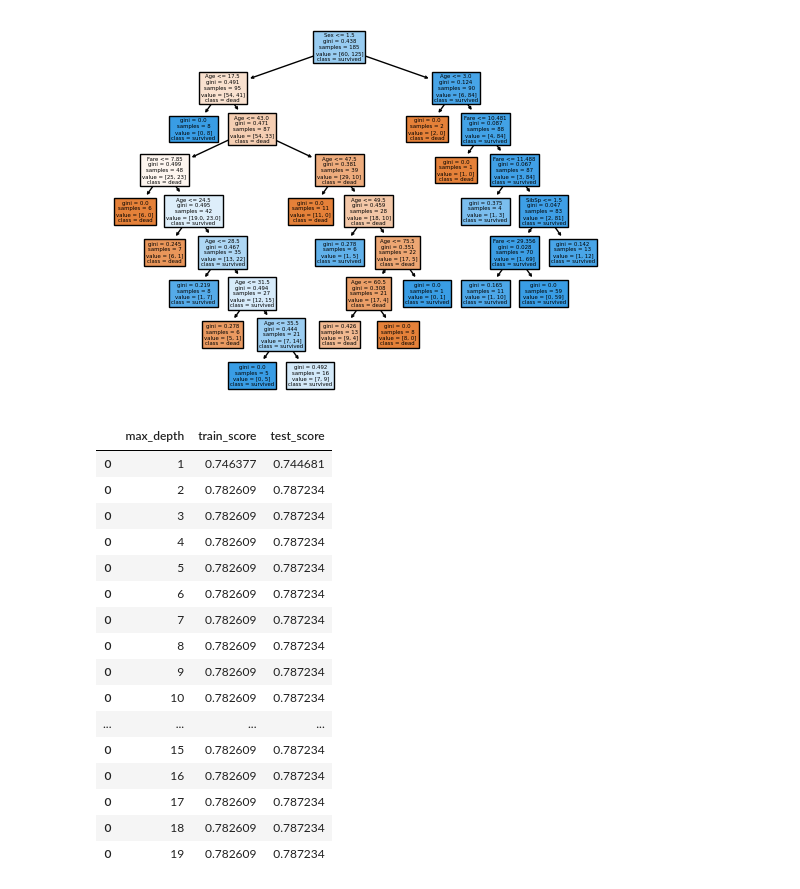
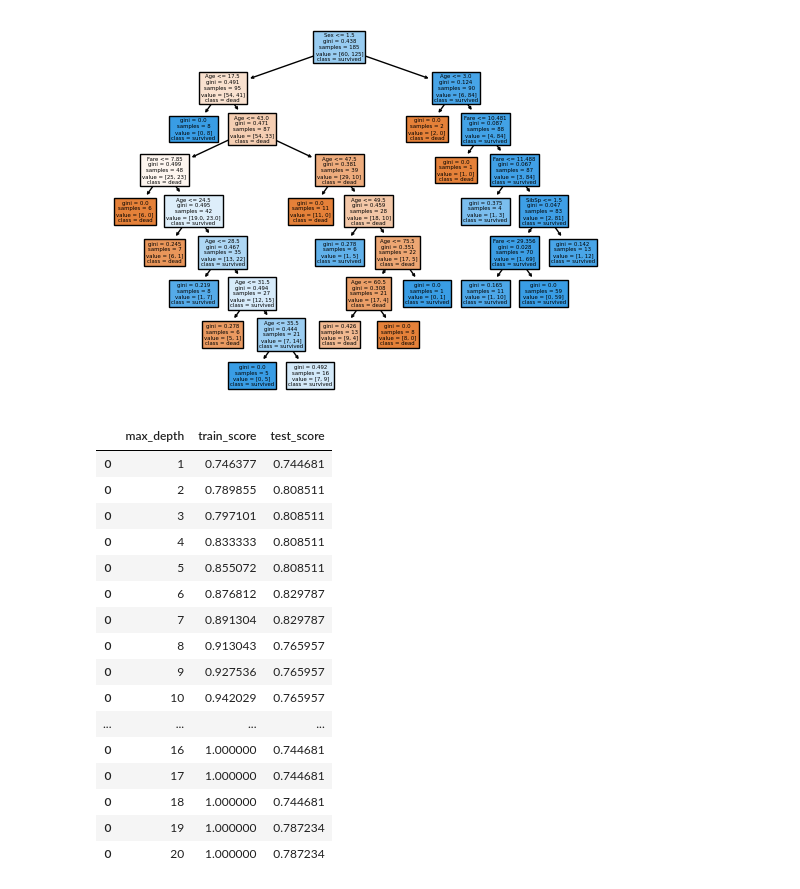
Before and after one commit to DagalSV/clone_BigData_2024, a Jupyter notebook: scikit/scikit-titanic.ipynb, the cells around one changed output. Cells and saved outputs as stored; diff of their text form; code cells hidden in the pictures.

```diff
--- a/scikit/scikit-titanic.ipynb
+++ b/scikit/scikit-titanic.ipynb
@@ -96,36 +96,36 @@ tree.plot_tree(best_tree, filled=True, class_names=cn, feature_names=fn)
 # %%
 depth = 1
 f1 = 0
-max_depth_range = range(1,20)
+max_depth_range = range(1,30)
 rs = np.random.seed(0)
 
 score_data = pd.DataFrame()
 for max_depth in max_depth_range:
-    clf = DecisionTreeClassifier(criterion='entropy', min_samples_split=32, class_weight='balanced', max_depth=max_depth, random_state=rs)
+    clf = DecisionTreeClassifier(criterion='entropy', max_depth=max_depth, random_state=rs)
     clf.fit(x_train, y_train)
     y_pred = clf.predict(x_test)
     train_score = clf.score(x_train, y_train)
     test_score = clf.score(x_test, y_test)
     # score_data =  max_depth train_score test_score
     temp_score_data = pd.DataFrame({'max_depth': [max_depth], 'train_score': [train_score], 'test_score': [test_score]})
     score_data = pd.concat([score_data, temp_score_data])
 
 score_data.head(20)
 # %% [output]
 |  | max_depth | train_score | test_score |
 | 0 | 1 | 0.746377 | 0.744681 |
-| 0 | 2 | 0.782609 | 0.787234 |
-| 0 | 3 | 0.782609 | 0.787234 |
-| 0 | 4 | 0.782609 | 0.787234 |
-| 0 | 5 | 0.782609 | 0.787234 |
-| 0 | 6 | 0.782609 | 0.787234 |
-| 0 | 7 | 0.782609 | 0.787234 |
-| 0 | 8 | 0.782609 | 0.787234 |
-| 0 | 9 | 0.782609 | 0.787234 |
-| 0 | 10 | 0.782609 | 0.787234 |
+| 0 | 2 | 0.789855 | 0.808511 |
+| 0 | 3 | 0.797101 | 0.808511 |
+| 0 | 4 | 0.833333 | 0.808511 |
+| 0 | 5 | 0.855072 | 0.808511 |
+| 0 | 6 | 0.876812 | 0.829787 |
+| 0 | 7 | 0.891304 | 0.829787 |
+| 0 | 8 | 0.913043 | 0.765957 |
+| 0 | 9 | 0.927536 | 0.765957 |
+| 0 | 10 | 0.942029 | 0.765957 |
 | ... | ... | ... | ... |
-| 0 | 15 | 0.782609 | 0.787234 |
-| 0 | 16 | 0.782609 | 0.787234 |
-| 0 | 17 | 0.782609 | 0.787234 |
-| 0 | 18 | 0.782609 | 0.787234 |
-| 0 | 19 | 0.782609 | 0.787234 |
+| 0 | 16 | 1.000000 | 0.744681 |
+| 0 | 17 | 1.000000 | 0.744681 |
+| 0 | 18 | 1.000000 | 0.744681 |
+| 0 | 19 | 1.000000 | 0.787234 |
+| 0 | 20 | 1.000000 | 0.787234 |
```
Also changed, not shown: parts of 1 cell of this notebook.
